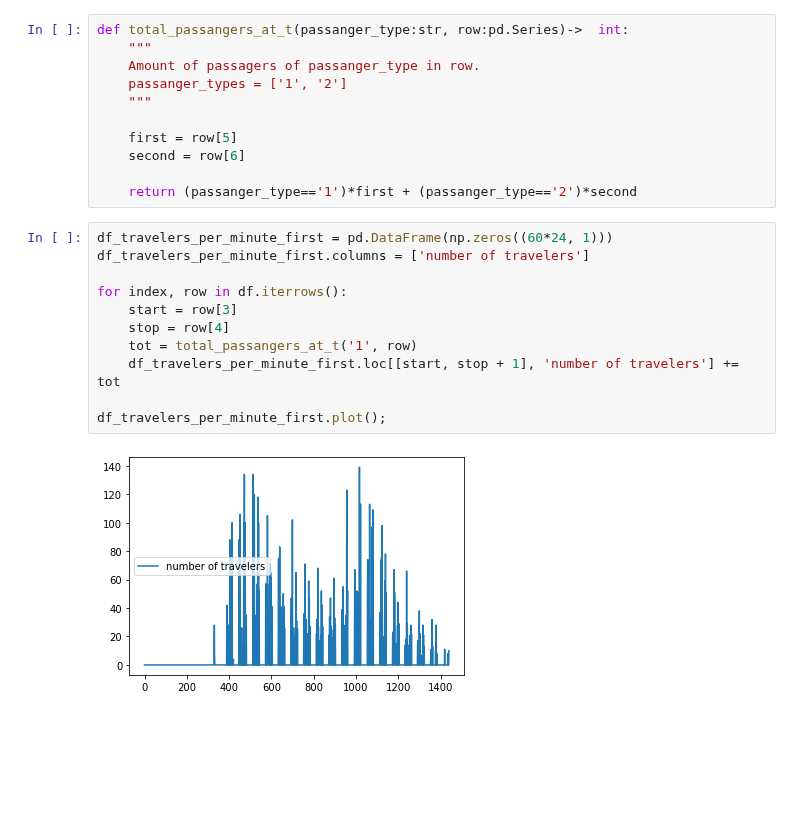
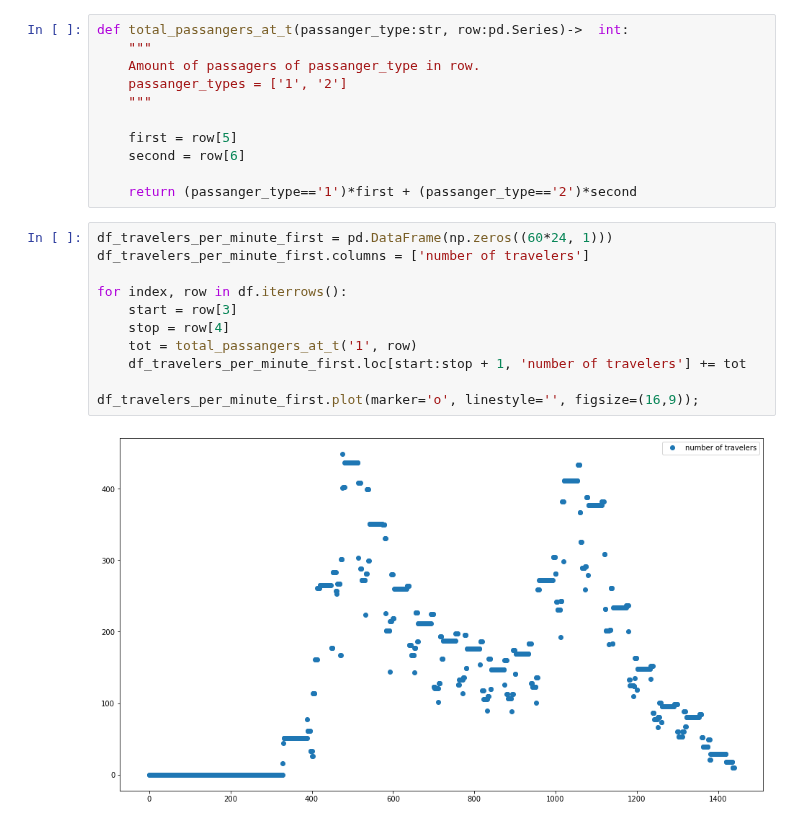
Before and after one commit to Sun-flowerSamurai/train-modelling, a Jupyter notebook: loading_train_data.ipynb, the cells around one changed output. Cells and saved outputs as stored; diff of their text form; blank space fills up the shorter version.

Commit message:
fixed mistake in the assignment of the values total travelers at each time point

```diff
--- a/loading_train_data.ipynb
+++ b/loading_train_data.ipynb
@@ -76,16 +76,16 @@ def total_passangers_at_t(passanger_type:str, row:pd.Series)->  int:
 # %%
 df_travelers_per_minute_first = pd.DataFrame(np.zeros((60*24, 1)))
 df_travelers_per_minute_first.columns = ['number of travelers']
 
 for index, row in df.iterrows():
     start = row[3]
     stop = row[4]
     tot = total_passangers_at_t('1', row)
-    df_travelers_per_minute_first.loc[[start, stop + 1], 'number of travelers'] += tot
+    df_travelers_per_minute_first.loc[start:stop + 1, 'number of travelers'] += tot
 
-df_travelers_per_minute_first.plot();
+df_travelers_per_minute_first.plot(marker='o', linestyle='', figsize=(16,9));
 # %% [output]
-[figure, old version]
+[figure, new version]
 # %%
 df_travelers_per_minute_second = pd.DataFrame(np.zeros((60*24, 1)))
 df_travelers_per_minute_second.columns = ['number of travelers']
```
Also changed, not shown: parts of 1 cell of this notebook.
